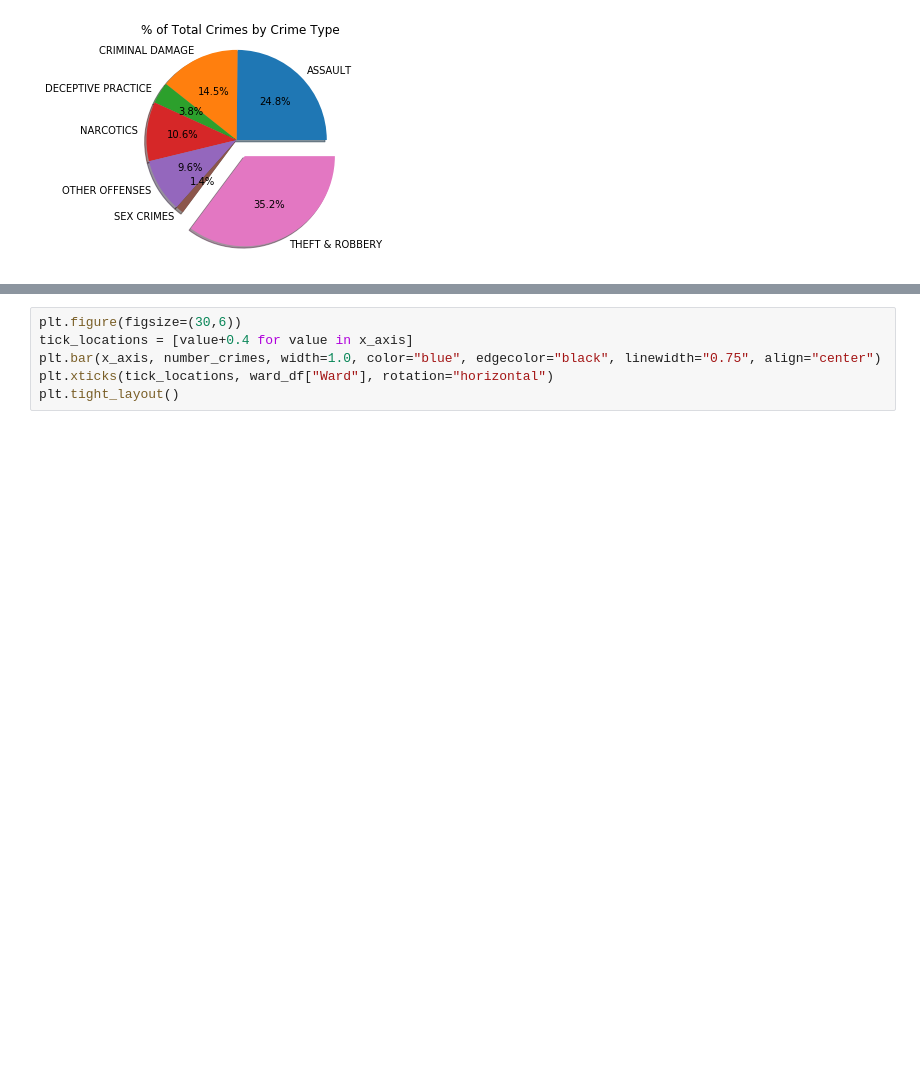
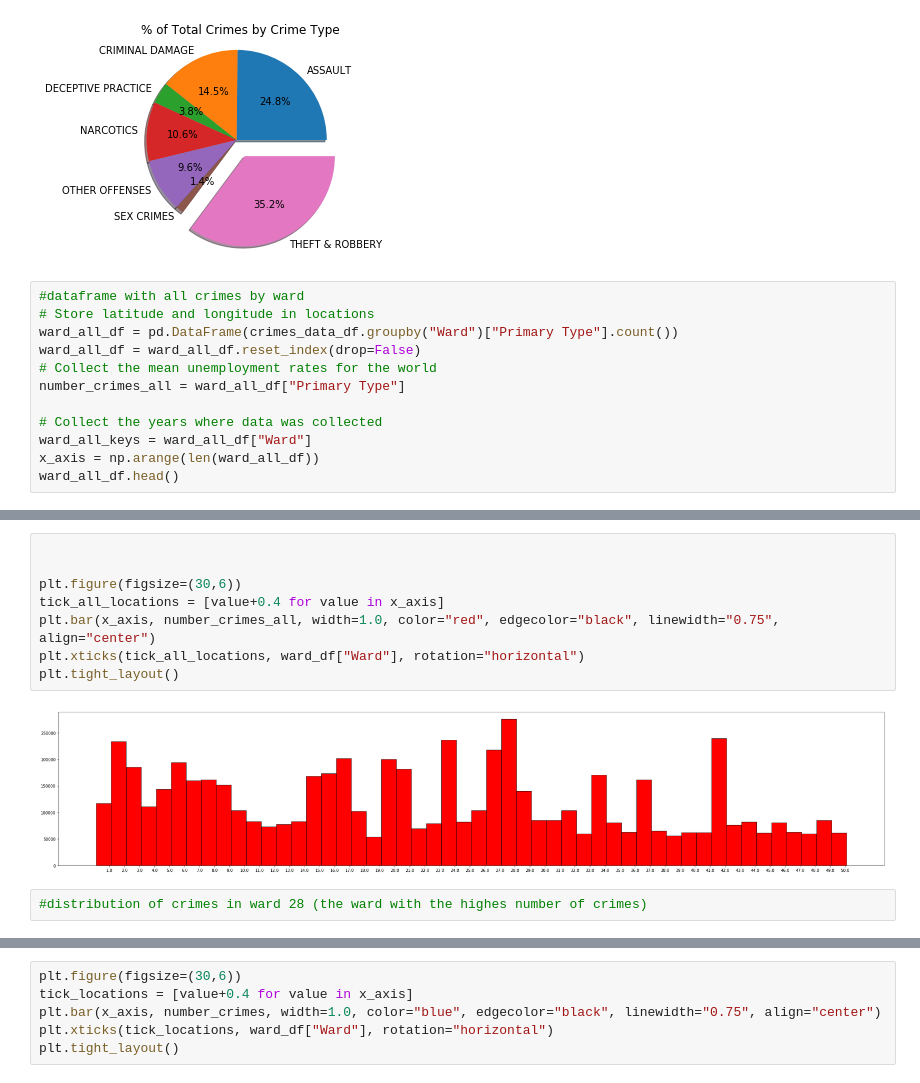
Before and after one commit to BLKOPL/ChiPy, a Jupyter notebook: project1.ipynb, the cells around one changed output, grey strips where cells are left out. Cells and saved outputs as stored; diff of their text form; blank space fills up the shorter version.

Commit message:
bar chart added

```diff
--- a/project1.ipynb
+++ b/project1.ipynb
@@ -123,3 +122,15 @@ plt.savefig("../crimes_pie.png")
 plt.show()
 # %% [output]
 [figure]
+# %%
+#dataframe with all crimes by ward
+# Store latitude and longitude in locations
+ward_all_df = pd.DataFrame(crimes_data_df.groupby("Ward")["Primary Type"].count())
+ward_all_df = ward_all_df.reset_index(drop=False)
+# Collect the mean unemployment rates for the world
+number_crimes_all = ward_all_df["Primary Type"]
+
+# Collect the years where data was collected
+ward_all_keys = ward_all_df["Ward"]
+x_axis = np.arange(len(ward_all_df))
+ward_all_df.head()
@@ -126 +144,13 @@ plt.show()
+# %%
+
+
+plt.figure(figsize=(30,6))
+tick_all_locations = [value+0.4 for value in x_axis]
+plt.bar(x_axis, number_crimes_all, width=1.0, color="red", edgecolor="black", linewidth="0.75", align="center")
+plt.xticks(tick_all_locations, ward_df["Ward"], rotation="horizontal")
+plt.tight_layout()
+# %% [output]
+[figure, added]
+# %%
+#distribution of crimes in ward 28 (the ward with the highes number of crimes)
 # %%
```
Also changed, not shown: parts of 4 cells of this notebook.
